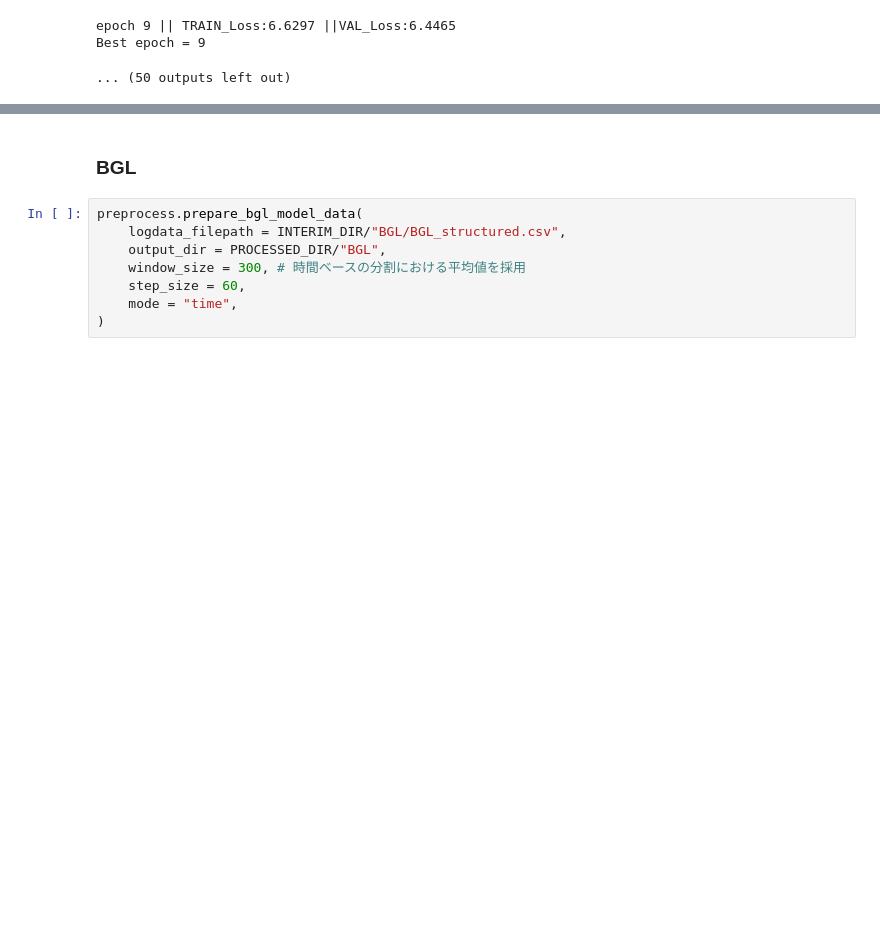
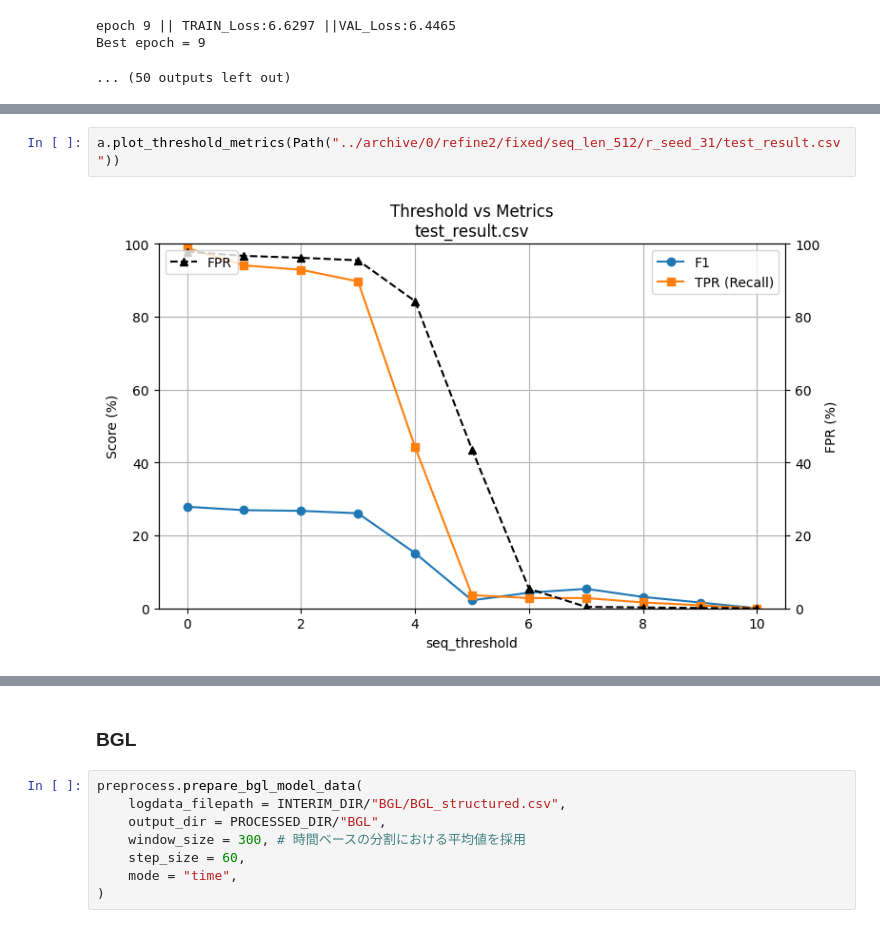
Before and after one commit to iwamura-0201/My_lad, a Jupyter notebook: src/main.ipynb, the cells around one changed output, grey strips where cells are left out. Cells and saved outputs as stored; diff of their text form; blank space fills up the shorter version.

```diff
--- a/src/main.ipynb
+++ b/src/main.ipynb
@@ -183 +200,5 @@ OutOfMemoryError: CUDA out of memory. Tried to allocate 16.55 GiB. GPU 0 has a t
+# %%
+a.plot_threshold_metrics(Path("../archive/0/refine2/fixed/seq_len_512/r_seed_31/test_result.csv"))
+# %% [output]
+[figure, added]
 # %%
```
Also changed, not shown: parts of 2 cells of this notebook, 8 other files.
